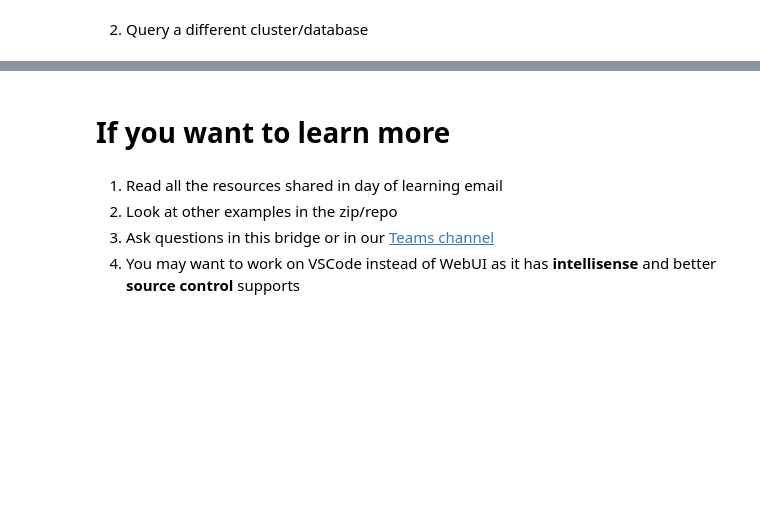
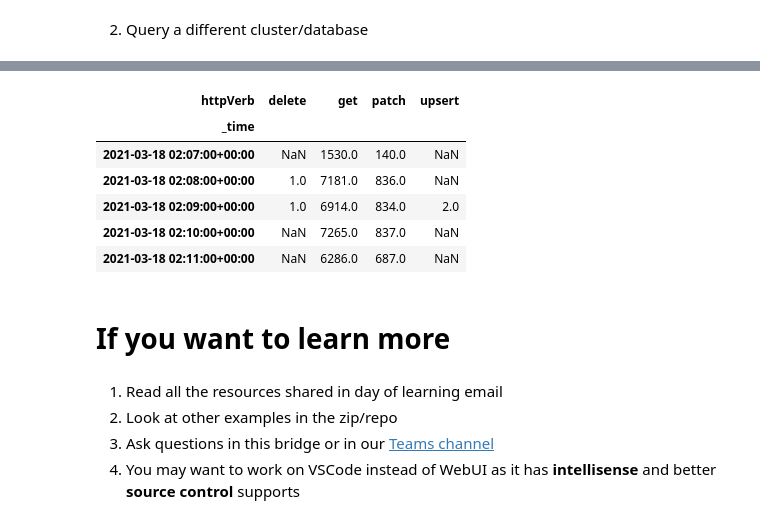
Before and after one commit to chenfeibo/jupyter, a Jupyter notebook: Demo.ipynb, the cells around one changed output, grey strips where cells are left out. Saved outputs shown, nothing was run; the diff lists cells and outputs as text; code cells hidden in the pictures; blank space fills up the shorter version.

Commit message:
updated demo

```diff
--- a/Demo.ipynb
+++ b/Demo.ipynb
@@ -192,0 +204,3 @@ data.head()
+# %%
+data2 = pd.read_csv('demo2.csv')
+data2.head()
@@ -193,3 +214,14 @@ data.head()
+# %%
+pivot_data = data2.pivot(index='_time', columns='httpVerb', values='requestCount')
+pivot_data.head()
+# %% [output]
+| httpVerb | delete | get | patch | upsert |
+| _time |  |  |  |  |
+| 2021-03-18 02:07:00+00:00 | NaN | 1530.0 | 140.0 | NaN |
+| 2021-03-18 02:08:00+00:00 | 1.0 | 7181.0 | 836.0 | NaN |
+| 2021-03-18 02:09:00+00:00 | 1.0 | 6914.0 | 834.0 | 2.0 |
+| 2021-03-18 02:10:00+00:00 | NaN | 7265.0 | 837.0 | NaN |
+| 2021-03-18 02:11:00+00:00 | NaN | 6286.0 | 687.0 | NaN |
 # %% [markdown]
 # If you want to learn more
 # %% [markdown]
```
Also changed, not shown: parts of 8 cells of this notebook, 1 other file.
